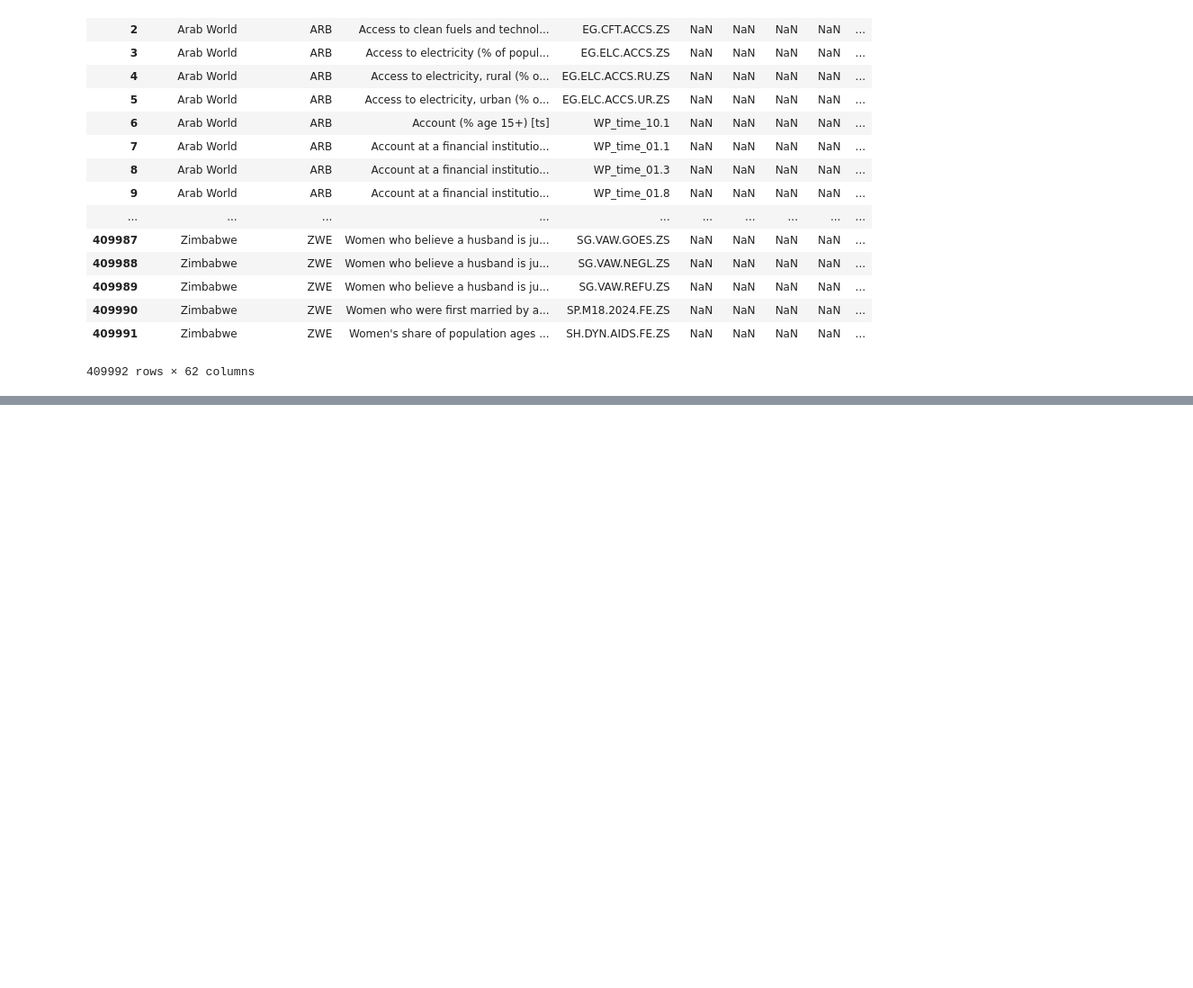
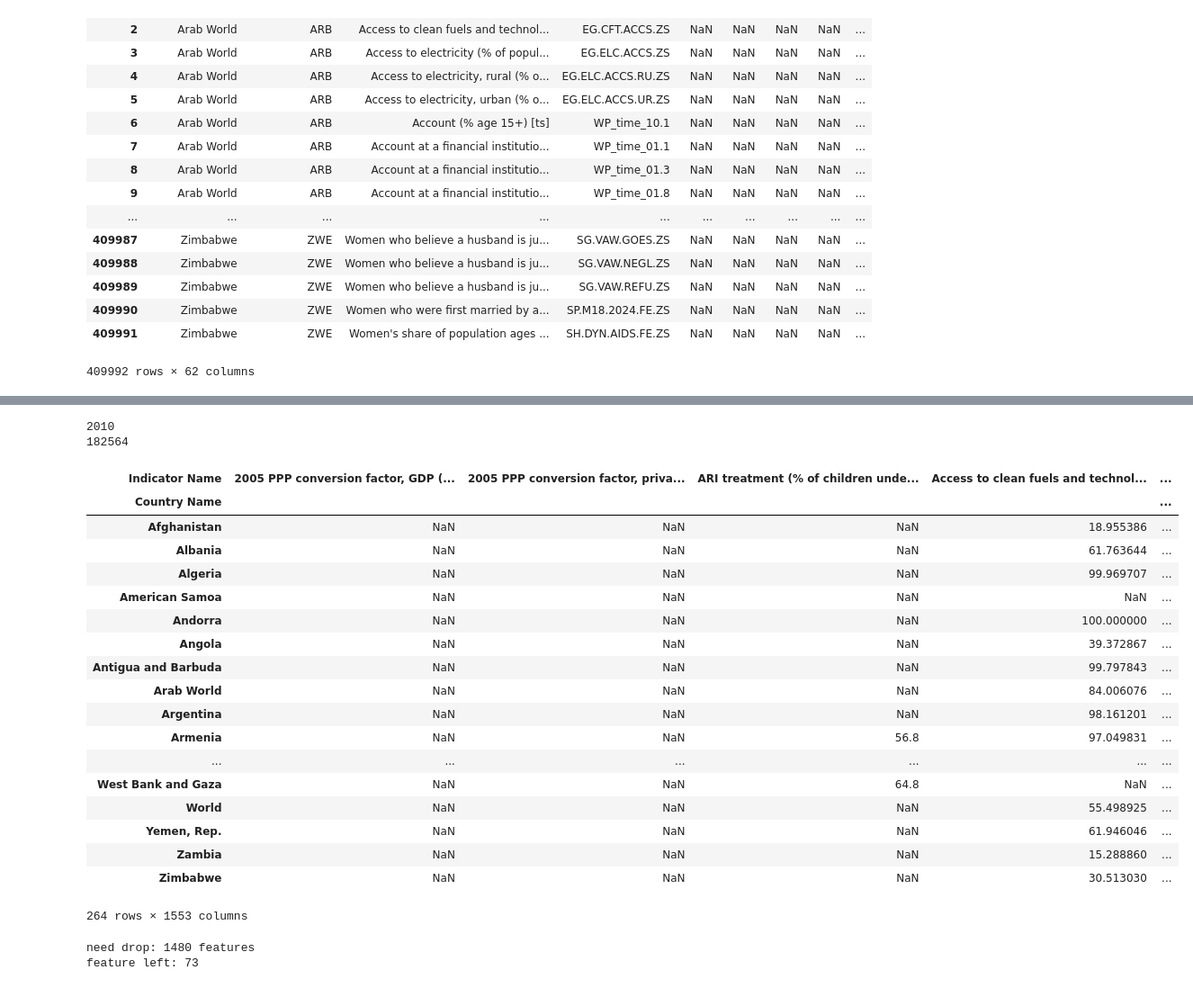
Before and after one commit to gmoryes/homework, a Jupyter notebook: hw2-clusters/gorbushin_hw2.ipynb, the cells around one changed output, grey strips where cells are left out. Shown at 90% size. Cells and saved outputs as stored; diff of their text form; code cells hidden in the pictures; blank space fills up the shorter version.

```diff
--- a/hw2-clusters/gorbushin_hw2.ipynb
+++ b/hw2-clusters/gorbushin_hw2.ipynb
@@ -507,0 +473,4 @@ for year in range(57):
+# %%
+# процесс интерполяции очень долгий, вот уже готовые данные
+inter = pd.read_csv("/Users/m.gorbushin/tech/spheremailru/hw2-clusters/countries_interpolite/country.csv")
+inter.head()
@@ -507,0 +485,50 @@ for year in range(57):
+# %%
+# ищем год, которого меньше всего nan
+mini = 99999999
+mini_year = 0
+for year in range(1960, 2017):
+    if (mini > inter[`year`].isnull().sum()):
+        mini = inter[`year`].isnull().sum()
+        mini_year = year
+print mini_year
+print mini
+# %% [output]
+2010
+182564
+# %%
+year2010 = inter.pivot(index="Country Name", columns="Indicator Name", values='2010')
+year2010
+# %% [output]
+| Indicator Name | 2005 PPP conversion factor, GDP (... | 2005 PPP conversion factor, priva... | ARI treatment (% of children unde... | Access to clean fuels and technol... | ... |
+| Country Name |  |  |  |  | ... |
+| Afghanistan | NaN | NaN | NaN | 18.955386 | ... |
+| Albania | NaN | NaN | NaN | 61.763644 | ... |
+| Algeria | NaN | NaN | NaN | 99.969707 | ... |
+| American Samoa | NaN | NaN | NaN | NaN | ... |
+| Andorra | NaN | NaN | NaN | 100.000000 | ... |
+| Angola | NaN | NaN | NaN | 39.372867 | ... |
+| Antigua and Barbuda | NaN | NaN | NaN | 99.797843 | ... |
+| Arab World | NaN | NaN | NaN | 84.006076 | ... |
+| Argentina | NaN | NaN | NaN | 98.161201 | ... |
+| Armenia | NaN | NaN | 56.8 | 97.049831 | ... |
+| ... | ... | ... | ... | ... | ... |
+| West Bank and Gaza | NaN | NaN | 64.8 | NaN | ... |
+| World | NaN | NaN | NaN | 55.498925 | ... |
+| Yemen, Rep. | NaN | NaN | NaN | 61.946046 | ... |
+| Zambia | NaN | NaN | NaN | 15.288860 | ... |
+| Zimbabwe | NaN | NaN | NaN | 30.513030 | ... |
+264 rows × 1553 columns
+# %%
+# всего стран 264, выбросим все признаки, у которых кол-во nan > 20
+cnt = 0
+for column in year2010.columns:
+    if (year2010[column].isnull().sum() > 20):
+        cnt += 1
+print "need drop: " + `cnt` + " features"
+for column in year2010.columns:
+    if (year2010[column].isnull().sum() > 20):
+        year2010 = year2010.drop(column, 1)
+print "feature left: " + `(1553 - cnt)`
+# %% [output]
+need drop: 1480 features
+feature left: 73
```
Also changed, not shown: parts of 22 cells of this notebook.
